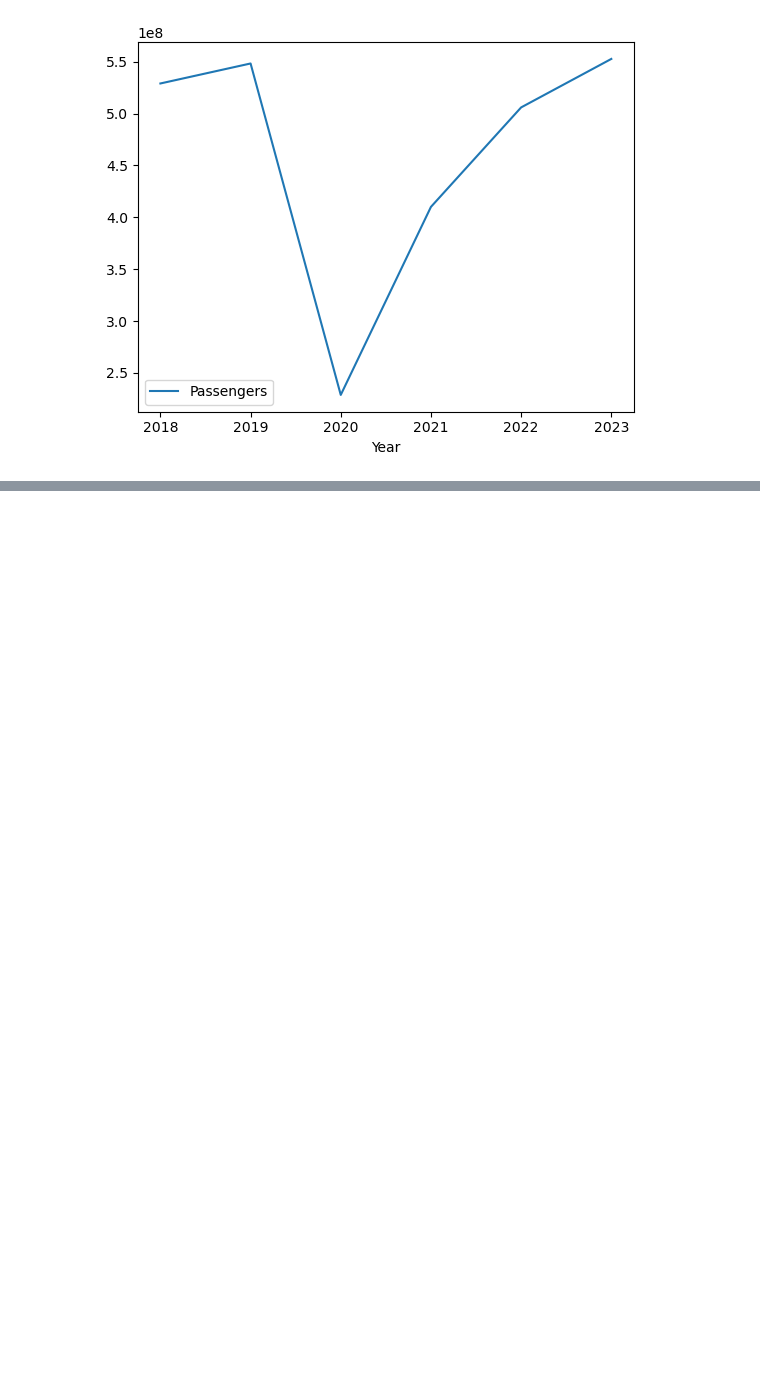
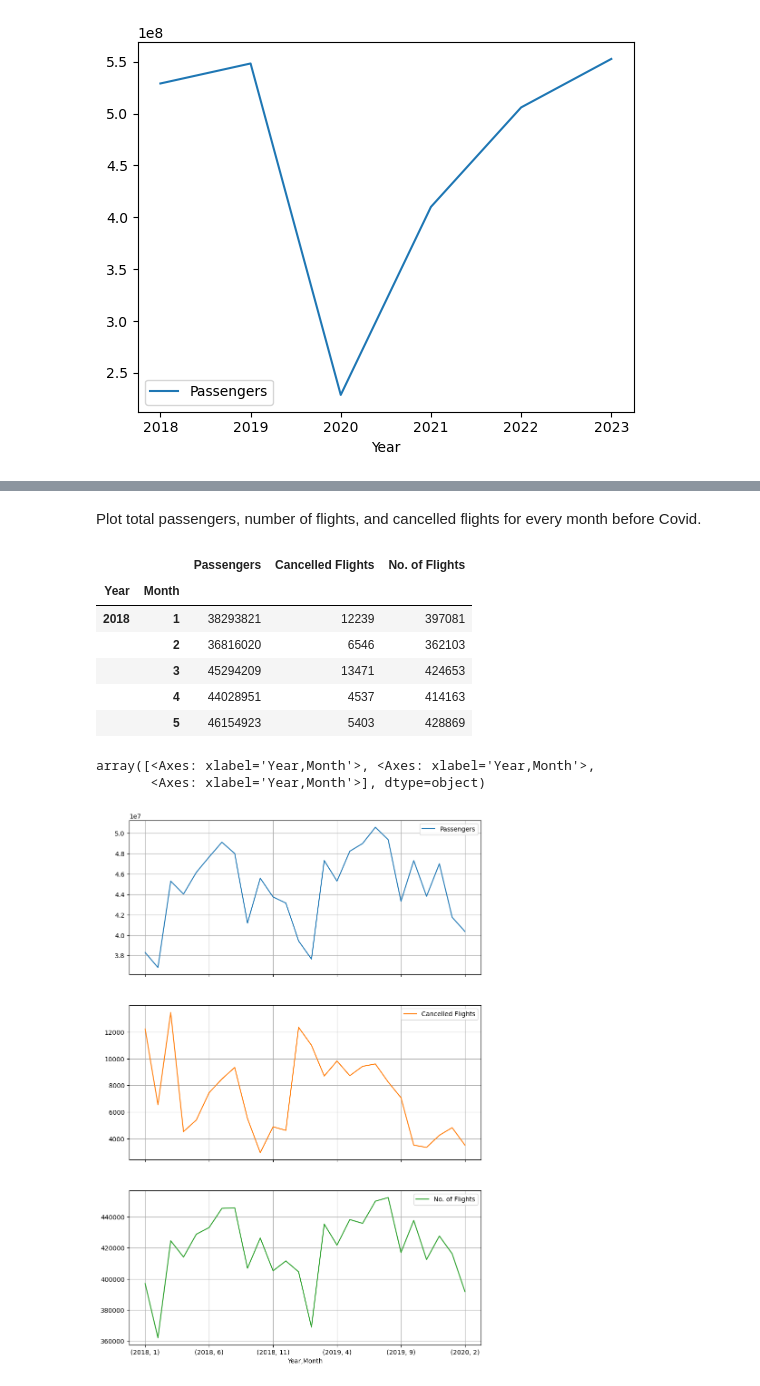
Before and after one commit to silas-ph/Group_6_EDA, a Jupyter notebook: p1_flight_data_analysis.ipynb, the cells around one changed output, grey strips where cells are left out. Cells and saved outputs as stored; diff of their text form; code cells hidden in the pictures; blank space fills up the shorter version.

```diff
--- a/p1_flight_data_analysis.ipynb
+++ b/p1_flight_data_analysis.ipynb
@@ -1108,0 +1026,5 @@ plt.show()
+# %%
+# Create a DataFrame with data before Covid
+df_before = df_summary.loc[df_summary['Year-Month']<'2020-03']
+display(df_before.head())
+display(df_before.tail())
@@ -1108,0 +1044,22 @@ plt.show()
+# %% [markdown]
+Plot total passengers, number of flights, and cancelled flights for every month before Covid.
+# %%
+df_before_monthly_sums = df_before[['Year',
+                                    'Month',
+                                    'Passengers',
+                                    'Cancelled Flights',
+                                    'No. of Flights']].groupby(['Year','Month']).sum()
+display(df_before_monthly_sums.head())
+
+df_before_monthly_sums.plot(subplots=True, grid=True, figsize=(10,15))
+# %% [output]
+|  |  | Passengers | Cancelled Flights | No. of Flights |
+| Year | Month |  |  |  |
+| 2018 | 1 | 38293821 | 12239 | 397081 |
+|  | 2 | 36816020 | 6546 | 362103 |
+|  | 3 | 45294209 | 13471 | 424653 |
+|  | 4 | 44028951 | 4537 | 414163 |
+|  | 5 | 46154923 | 5403 | 428869 |
+array([<Axes: xlabel='Year,Month'>, <Axes: xlabel='Year,Month'>,
+       <Axes: xlabel='Year,Month'>], dtype=object)
+[figure, added]
```
Also changed, not shown: parts of 48 cells of this notebook.
